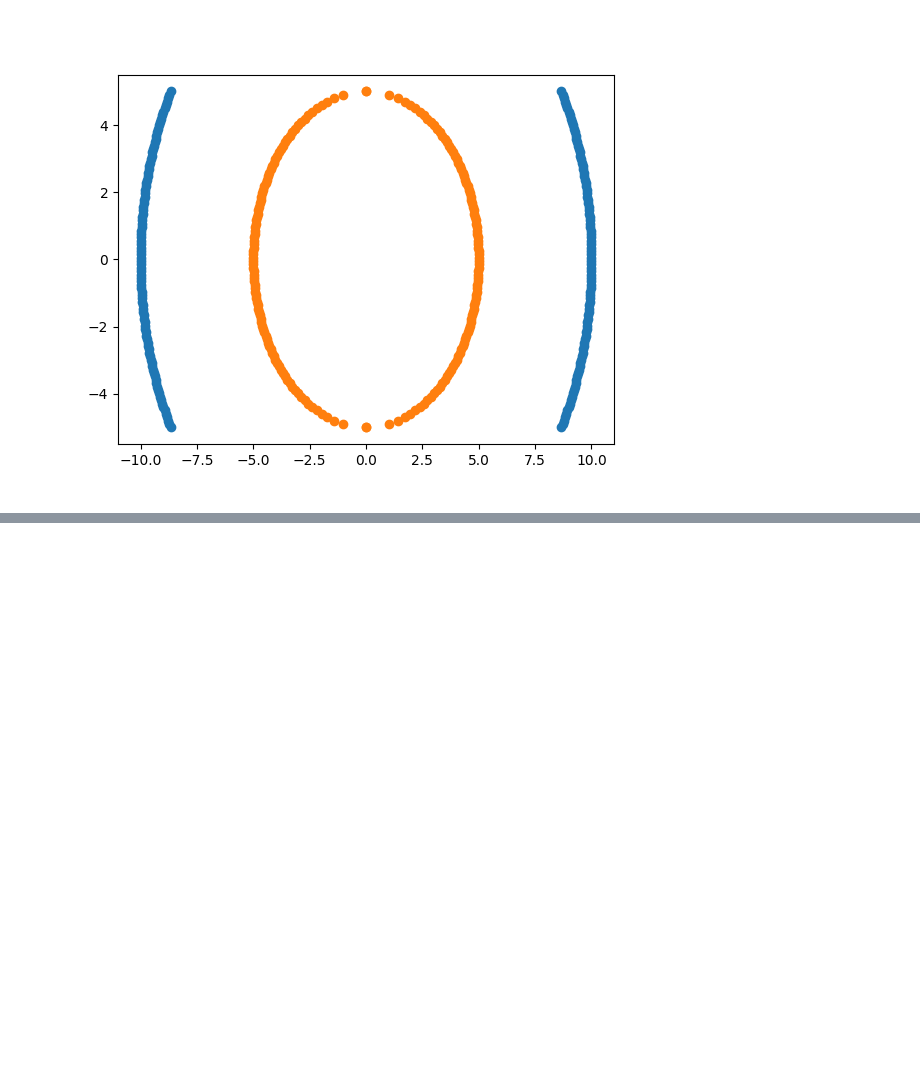
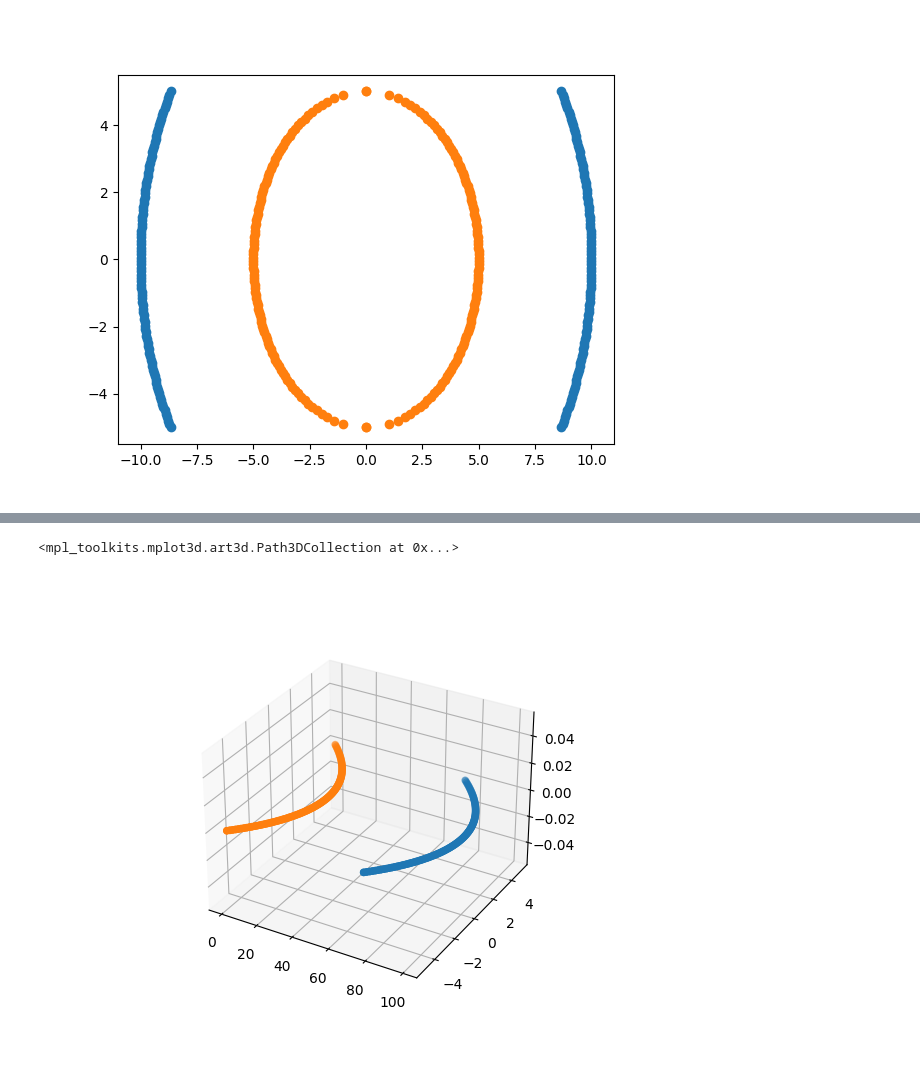
Before and after one commit to HiddenMachine3/AIML, a Jupyter notebook: svm/kernel_functions.ipynb, the cells around one changed output, grey strips where cells are left out. Drawn from its saved outputs; the diff is of its cells as text; code cells hidden in the pictures; blank space fills up the shorter version.

```diff
--- a/svm/kernel_functions.ipynb
+++ b/svm/kernel_functions.ipynb
@@ -3,10 +3,10 @@
 import numpy as np
 import matplotlib.pyplot as plt
 # %%
-x = np.linspace(-5.0, 5.0, 100)
-y = np.sqrt(10**2 - x**2)
-y=np.hstack([y,-y])
-x=np.hstack([x,-x])
+x2 = np.linspace(-5.0, 5.0, 100)
+y2 = np.sqrt(10**2 - x2**2)
+y2 = np.hstack([y2, -y2])
+x2 = np.hstack([x2, -x2])
 # %%
 x1 = np.linspace(-5.0, 5.0, 100)
 y1 = np.sqrt(5**2 - x1**2)
@@ -18,7 +18,14 @@ plt.scatter(y1,x1)
 # %% [output]
 <matplotlib.collections.PathCollection at 0x...>
 [figure]
+# %%
+x1_new = x1
+y1_new = y1*y1
+x2_new = x2
+y2_new = y2*y2
 # %%
-fig = plt.figure(figsize=(10,5))
-ax = plt.axes(projection='3d')
+fig = plt.figure()
+ax = plt.axes(projection="3d")
+ax.scatter(y2_new, x2_new)
+ax.scatter(y1_new, x1_new)
 # %% [output]
@@ -26,0 +32,2 @@ ax = plt.axes(projection='3d')
+<mpl_toolkits.mplot3d.art3d.Path3DCollection at 0x...>
+[figure, added]
```
Also changed, not shown: parts of 3 cells of this notebook.
